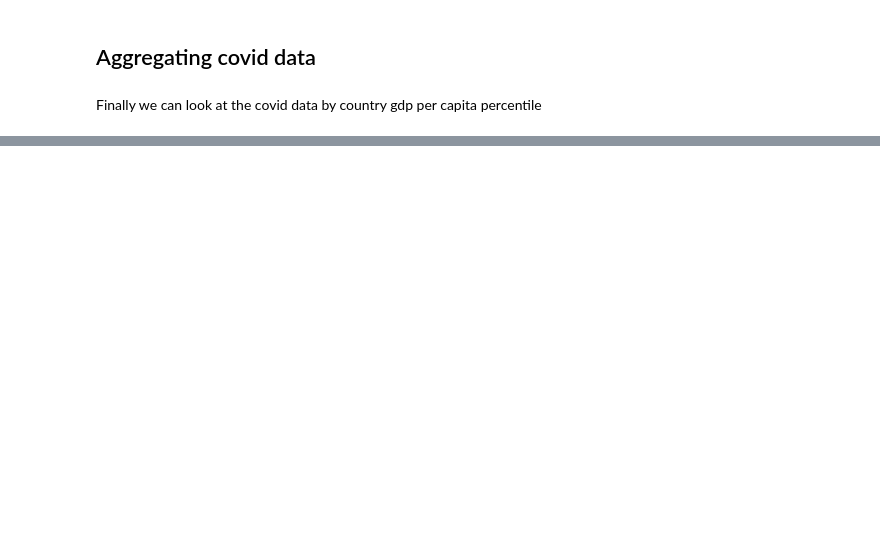
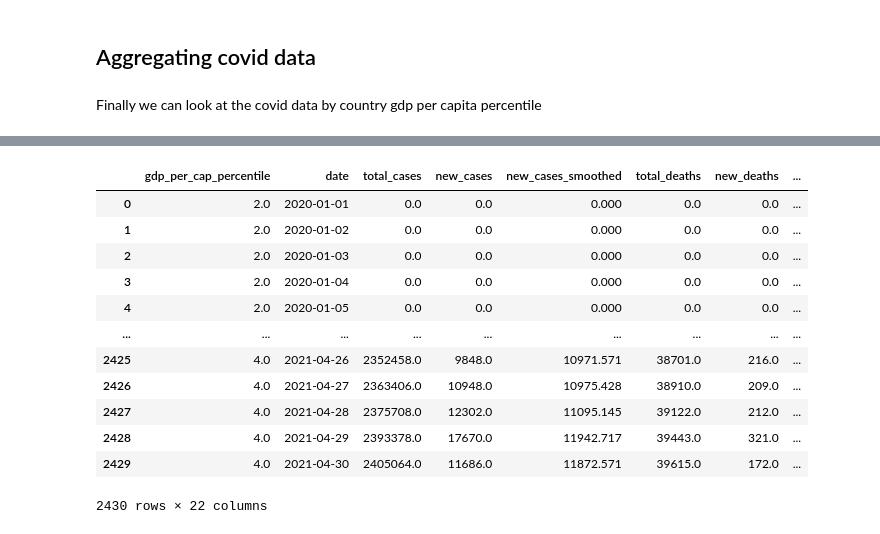
Before and after one commit to JakeCarbone/covid-tracker, a Jupyter notebook: data handler.ipynb, the cells around one changed output, grey strips where cells are left out. Cells and saved outputs as stored; diff of their text form; code cells hidden in the pictures; blank space fills up the shorter version.

Commit message:
Prepped data fro streamgraph

```diff
--- a/data handler.ipynb
+++ b/data handler.ipynb
@@ -289,0 +318,29 @@ gdp_percentile_data.to_csv('data/gdp_percentile_data.csv', index=False)
+# %%
+def gdp_stringifyer(value):
+    option_dict = {
+        1: "High",
+        2: "Upper middle",
+        3: "Lower middle",
+        4: "Low"
+    }
+
+    try: return option_dict[int(value)]
+    except: return np.nan
+# %%
+gdp_percentile_data['wealth_group'] = gdp_percentile_data['gdp_per_cap_percentile'].apply(gdp_stringifyer)
+
+gdp_percentile_data
+# %% [output]
+|  | gdp_per_cap_percentile | date | total_cases | new_cases | new_cases_smoothed | total_deaths | new_deaths | ... |
+| 0 | 2.0 | 2020-01-01 | 0.0 | 0.0 | 0.000 | 0.0 | 0.0 | ... |
+| 1 | 2.0 | 2020-01-02 | 0.0 | 0.0 | 0.000 | 0.0 | 0.0 | ... |
+| 2 | 2.0 | 2020-01-03 | 0.0 | 0.0 | 0.000 | 0.0 | 0.0 | ... |
+| 3 | 2.0 | 2020-01-04 | 0.0 | 0.0 | 0.000 | 0.0 | 0.0 | ... |
+| 4 | 2.0 | 2020-01-05 | 0.0 | 0.0 | 0.000 | 0.0 | 0.0 | ... |
+| ... | ... | ... | ... | ... | ... | ... | ... | ... |
+| 2425 | 4.0 | 2021-04-26 | 2352458.0 | 9848.0 | 10971.571 | 38701.0 | 216.0 | ... |
+| 2426 | 4.0 | 2021-04-27 | 2363406.0 | 10948.0 | 10975.428 | 38910.0 | 209.0 | ... |
+| 2427 | 4.0 | 2021-04-28 | 2375708.0 | 12302.0 | 11095.145 | 39122.0 | 212.0 | ... |
+| 2428 | 4.0 | 2021-04-29 | 2393378.0 | 17670.0 | 11942.717 | 39443.0 | 321.0 | ... |
+| 2429 | 4.0 | 2021-04-30 | 2405064.0 | 11686.0 | 11872.571 | 39615.0 | 172.0 | ... |
+2430 rows × 22 columns
```
Also changed, not shown: parts of 16 cells of this notebook, 4 other files.
